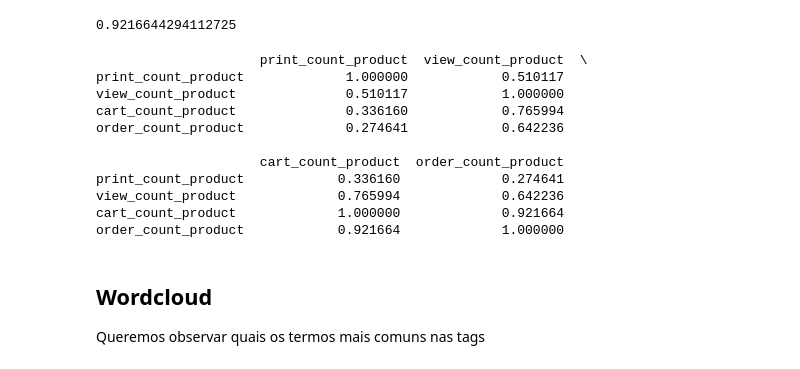
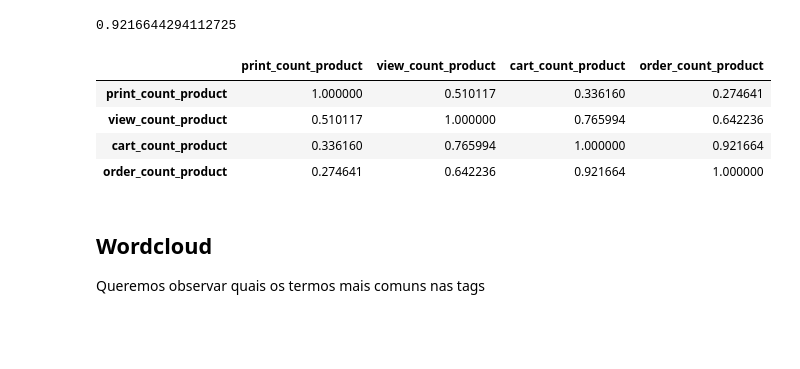
Before and after one commit to brenomatos/case, a Jupyter notebook: exp-analysis.ipynb, the cells around one changed output. Drawn from its saved outputs; the diff is of its cells as text; code cells hidden in the pictures; blank space fills up the shorter version.

```diff
--- a/exp-analysis.ipynb
+++ b/exp-analysis.ipynb
@@ -212,24 +212,18 @@ corr
 # %%
 ## Agora, correlação de todos com todos
 numerical_cols = ["print_count_product",
 "view_count_product",
 "cart_count_product",
 "order_count_product"]
 
 df2=products[numerical_cols].corr()
-print(df2)
+df2
 # %% [output]
-                     print_count_product  view_count_product  \
-print_count_product             1.000000            0.510117
-view_count_product              0.510117            1.000000
-cart_count_product              0.336160            0.765994
-order_count_product             0.274641            0.642236
-
-                     cart_count_product  order_count_product
-print_count_product            0.336160             0.274641
-view_count_product             0.765994             0.642236
-cart_count_product             1.000000             0.921664
-order_count_product            0.921664             1.000000
+|  | print_count_product | view_count_product | cart_count_product | order_count_product |
+| print_count_product | 1.000000 | 0.510117 | 0.336160 | 0.274641 |
+| view_count_product | 0.510117 | 1.000000 | 0.765994 | 0.642236 |
+| cart_count_product | 0.336160 | 0.765994 | 1.000000 | 0.921664 |
+| order_count_product | 0.274641 | 0.642236 | 0.921664 | 1.000000 |
 # %% [markdown]
 ## Wordcloud
 
```
Also changed, not shown: parts of 2 cells of this notebook.
